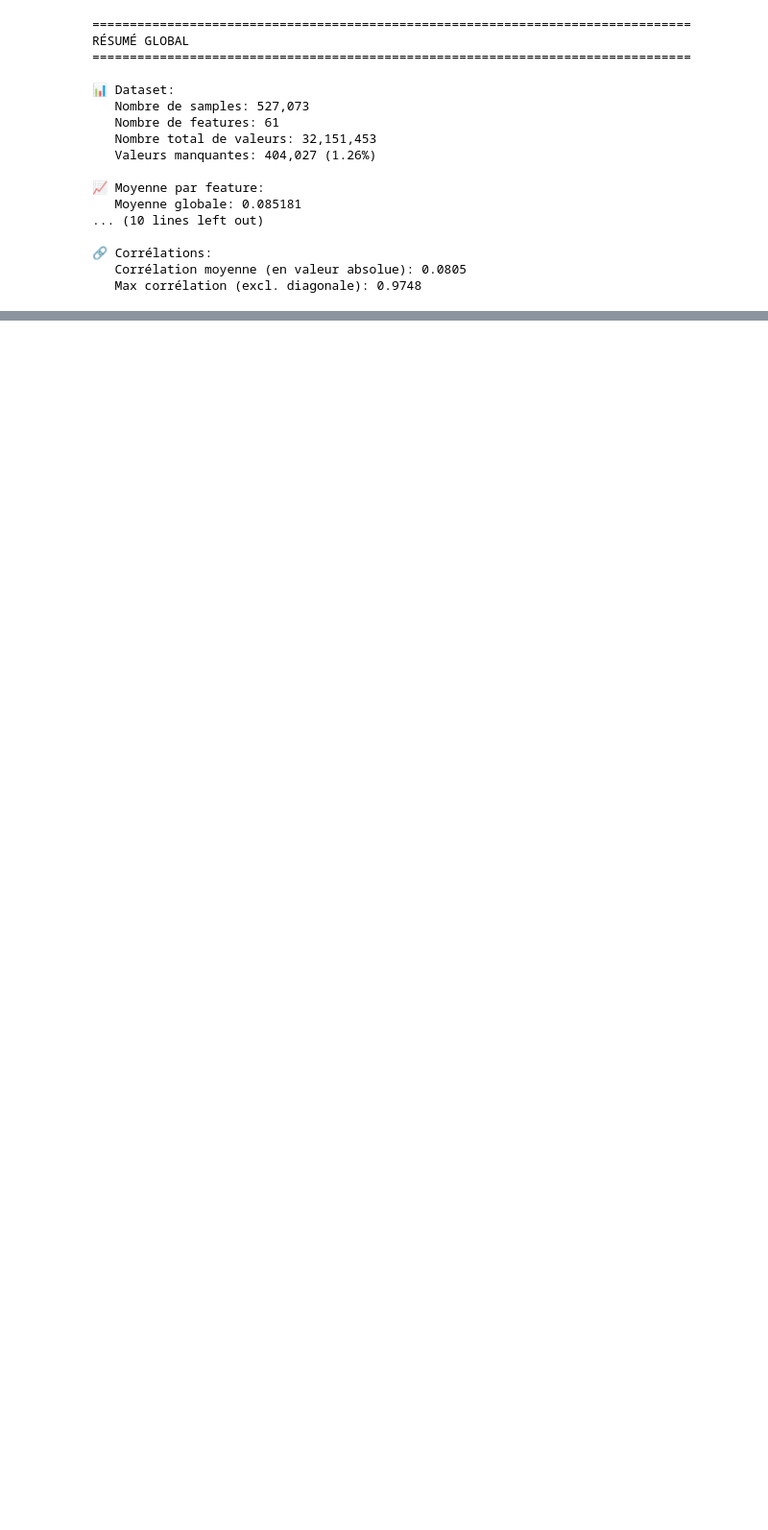
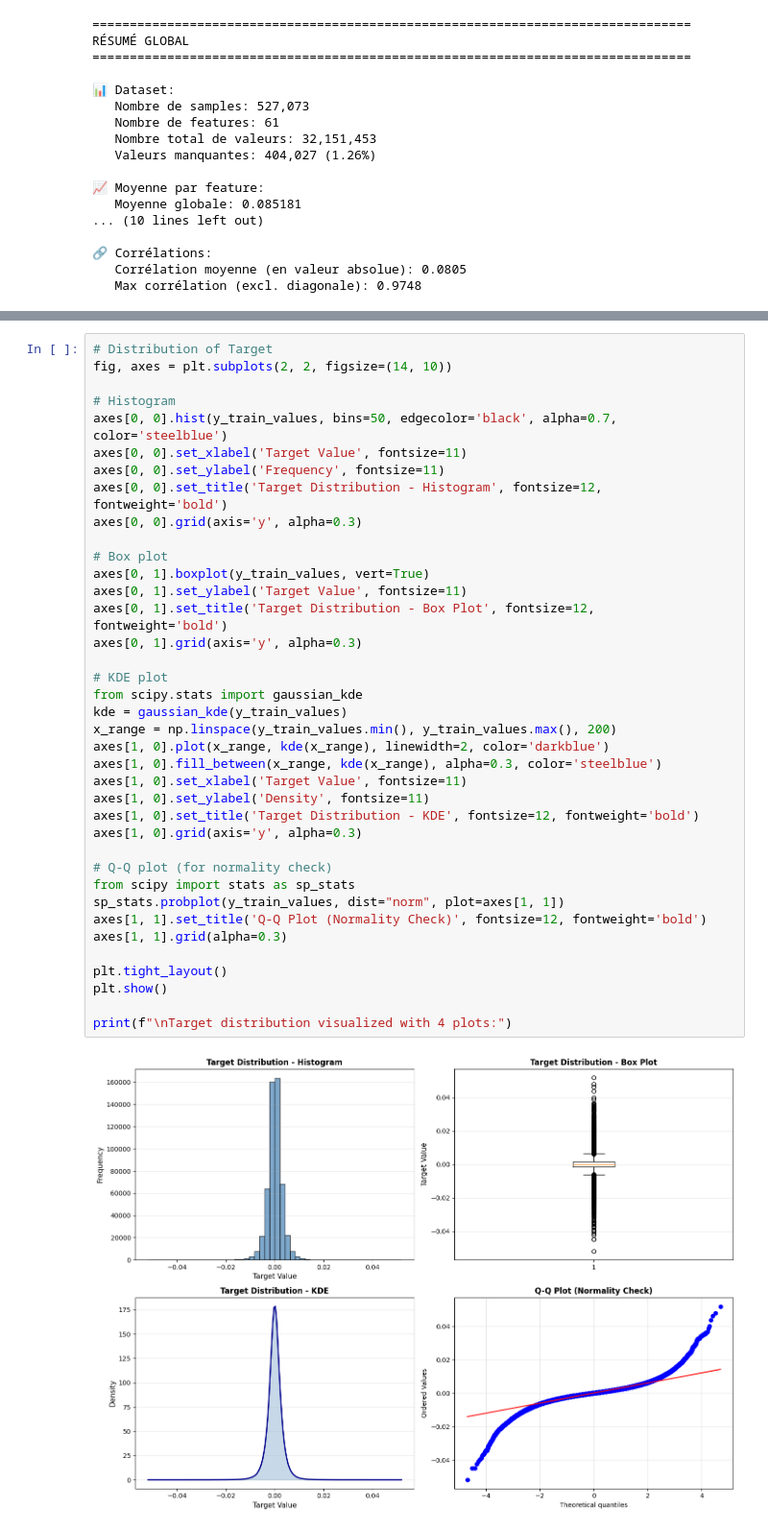
Before and after one commit to victorcamps70/asset-allocation, a Jupyter notebook: src/preprocessing/data_analysis.ipynb, the cells around one changed output, grey strips where cells are left out. Shown at 96% size. Drawn from its saved outputs; the diff is of its cells as text; blank space fills up the shorter version.

```diff
--- a/src/preprocessing/data_analysis.ipynb
+++ b/src/preprocessing/data_analysis.ipynb
@@ -425,0 +490,40 @@ RÉSUMÉ GLOBAL
+# %%
+# Distribution of Target
+fig, axes = plt.subplots(2, 2, figsize=(14, 10))
+
+# Histogram
+axes[0, 0].hist(y_train_values, bins=50, edgecolor='black', alpha=0.7, color='steelblue')
+axes[0, 0].set_xlabel('Target Value', fontsize=11)
+axes[0, 0].set_ylabel('Frequency', fontsize=11)
+axes[0, 0].set_title('Target Distribution - Histogram', fontsize=12, fontweight='bold')
+axes[0, 0].grid(axis='y', alpha=0.3)
+
+# Box plot
+axes[0, 1].boxplot(y_train_values, vert=True)
+axes[0, 1].set_ylabel('Target Value', fontsize=11)
+axes[0, 1].set_title('Target Distribution - Box Plot', fontsize=12, fontweight='bold')
+axes[0, 1].grid(axis='y', alpha=0.3)
+
+# KDE plot
+from scipy.stats import gaussian_kde
+kde = gaussian_kde(y_train_values)
+x_range = np.linspace(y_train_values.min(), y_train_values.max(), 200)
+axes[1, 0].plot(x_range, kde(x_range), linewidth=2, color='darkblue')
+axes[1, 0].fill_between(x_range, kde(x_range), alpha=0.3, color='steelblue')
+axes[1, 0].set_xlabel('Target Value', fontsize=11)
+axes[1, 0].set_ylabel('Density', fontsize=11)
+axes[1, 0].set_title('Target Distribution - KDE', fontsize=12, fontweight='bold')
+axes[1, 0].grid(axis='y', alpha=0.3)
+
+# Q-Q plot (for normality check)
+from scipy import stats as sp_stats
+sp_stats.probplot(y_train_values, dist="norm", plot=axes[1, 1])
+axes[1, 1].set_title('Q-Q Plot (Normality Check)', fontsize=12, fontweight='bold')
+axes[1, 1].grid(alpha=0.3)
+
+plt.tight_layout()
+plt.show()
+
+print(f"\nTarget distribution visualized with 4 plots:")
+# %% [output]
+[figure, added]
```
Also changed, not shown: parts of 23 cells of this notebook, 2 other files.
